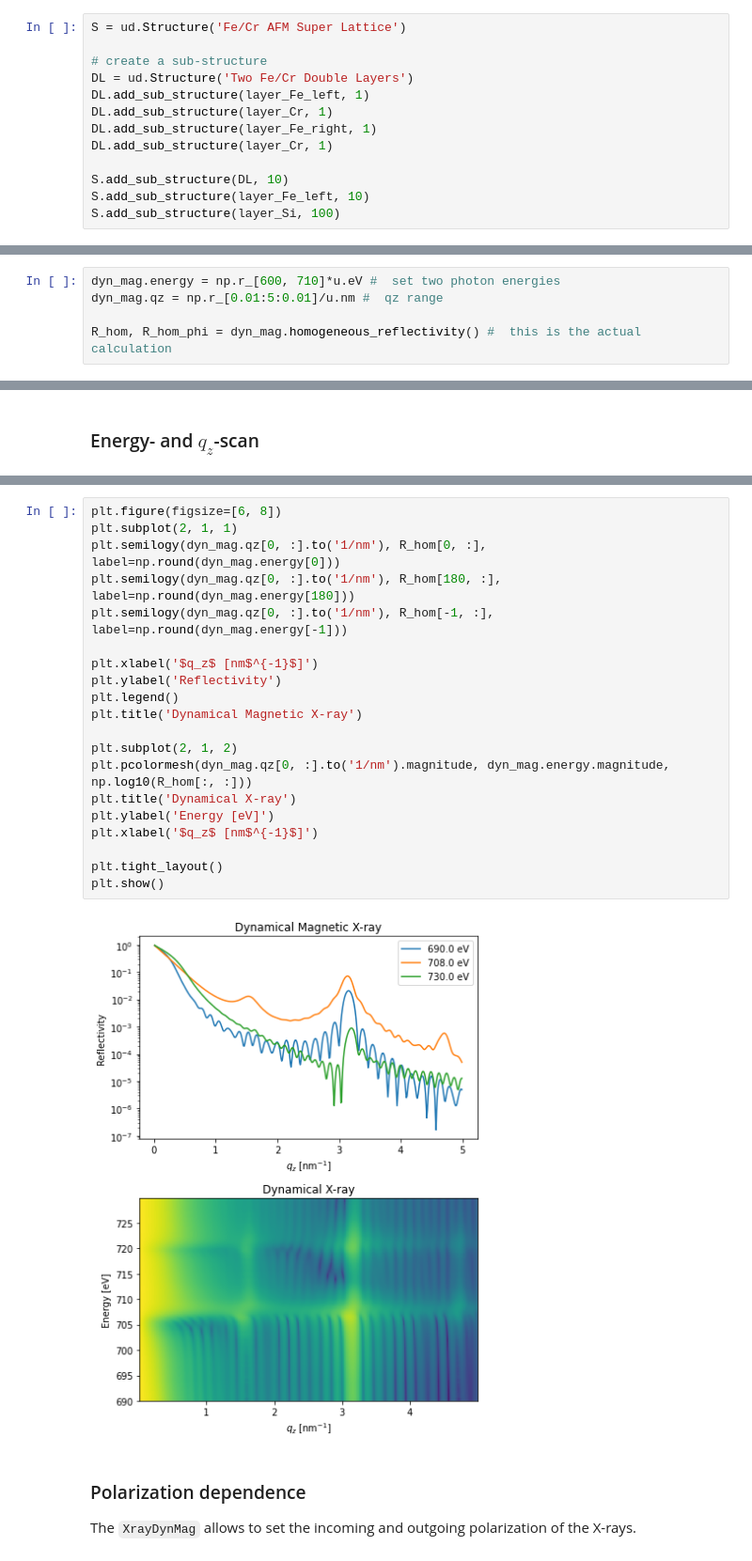
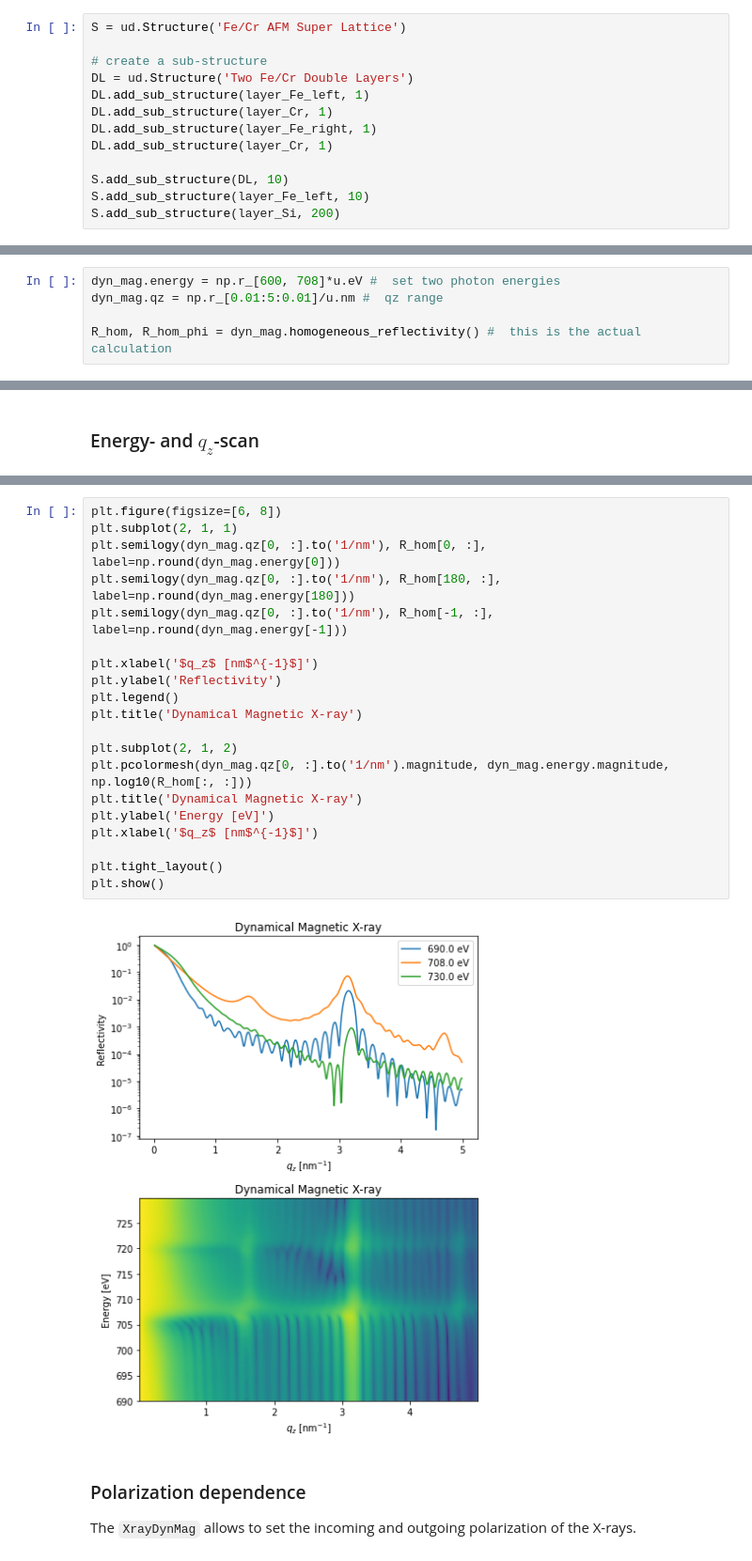
Before and after one commit to dschick/udkm1Dsim, a Jupyter notebook: docs/source/examples/dynamical_magnetic_xray.ipynb, the cells around one changed output, grey strips where cells are left out. Shown at 94% size. Cells and saved outputs as stored; diff of their text form.

```diff
--- a/docs/source/examples/dynamical_magnetic_xray.ipynb
+++ b/docs/source/examples/dynamical_magnetic_xray.ipynb
@@ -80,7 +77,7 @@ DL.add_sub_structure(layer_Cr, 1)
 
 S.add_sub_structure(DL, 10)
 S.add_sub_structure(layer_Fe_left, 10)
-S.add_sub_structure(layer_Si, 100)
+S.add_sub_structure(layer_Si, 200)
 # %%
 S.visualize()
 # %% [output]
@@ -269,7 +269,7 @@ Both parameters can be arrays and the resulting reflectivity has a first dimensi
 
 The resulting reflectivity is always calculated for the actual magnetization (`R_hom`) of the sample, as well as for opposite magnetization (`R_hom_phi`).
 # %%
-dyn_mag.energy = np.r_[600, 710]*u.eV #  set two photon energies
+dyn_mag.energy = np.r_[600, 708]*u.eV #  set two photon energies
 dyn_mag.qz = np.r_[0.01:5:0.01]/u.nm #  qz range
 
 R_hom, R_hom_phi = dyn_mag.homogeneous_reflectivity() #  this is the actual calculation
@@ -320,25 +320,25 @@ Elapsed time for _homogeneous_reflectivity_: 92.112255 s
 # %%
 plt.figure(figsize=[6, 8])
 plt.subplot(2, 1, 1)
 plt.semilogy(dyn_mag.qz[0, :].to('1/nm'), R_hom[0, :], label=np.round(dyn_mag.energy[0]))
 plt.semilogy(dyn_mag.qz[0, :].to('1/nm'), R_hom[180, :], label=np.round(dyn_mag.energy[180]))
 plt.semilogy(dyn_mag.qz[0, :].to('1/nm'), R_hom[-1, :], label=np.round(dyn_mag.energy[-1]))
 
 plt.xlabel('$q_z$ [nm$^{-1}$]')
 plt.ylabel('Reflectivity')
 plt.legend()
 plt.title('Dynamical Magnetic X-ray')
 
 plt.subplot(2, 1, 2)
 plt.pcolormesh(dyn_mag.qz[0, :].to('1/nm').magnitude, dyn_mag.energy.magnitude, np.log10(R_hom[:, :]))
-plt.title('Dynamical X-ray')
+plt.title('Dynamical Magnetic X-ray')
 plt.ylabel('Energy [eV]')
 plt.xlabel('$q_z$ [nm$^{-1}$]')
 
 plt.tight_layout()
 plt.show()
 # %% [output]
-[figure, old version]
+[figure, new version]
 # %% [markdown]
 ### Polarization dependence
 
```
Also changed, not shown: parts of 22 cells of this notebook.
